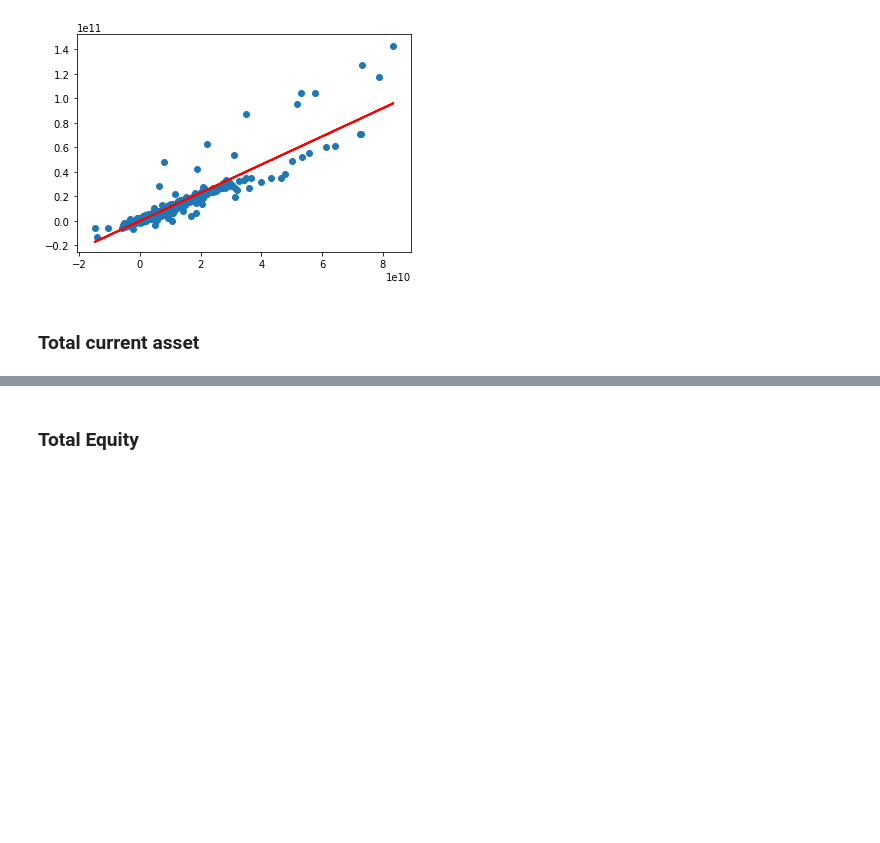
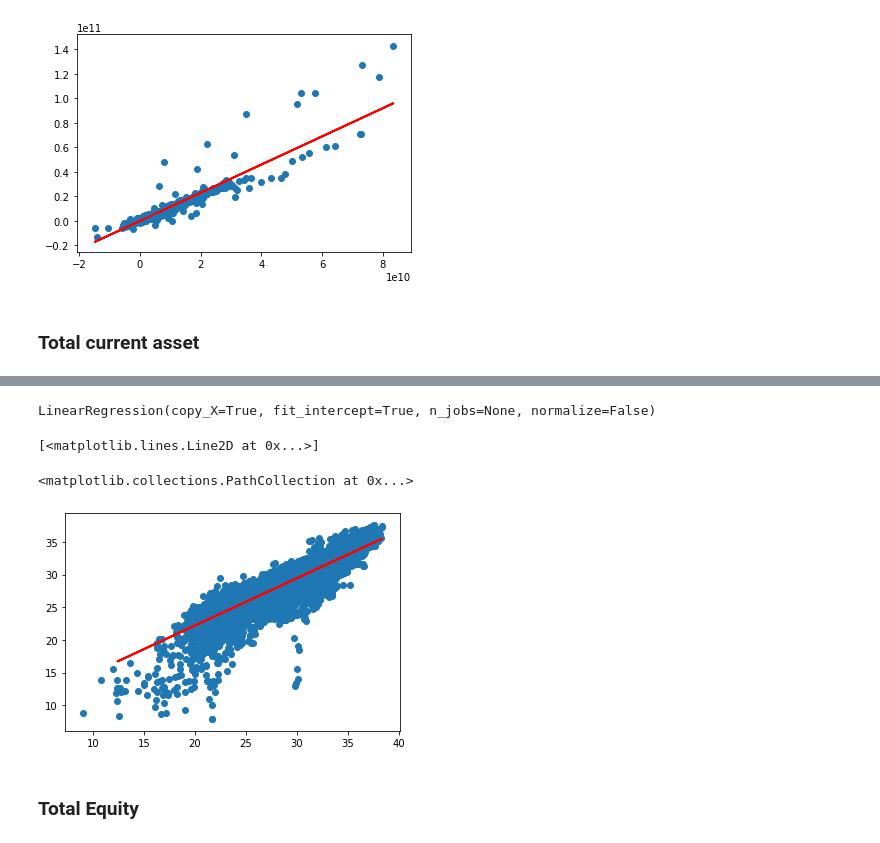
Before and after one commit to chengxinru/capstone_repository, a Jupyter notebook: code/Compute_ratios.ipynb, the cells around one changed output, grey strips where cells are left out. Cells and saved outputs as stored; diff of their text form; code cells hidden in the pictures; blank space fills up the shorter version.

```diff
--- a/code/Compute_ratios.ipynb
+++ b/code/Compute_ratios.ipynb
@@ -430,0 +568,8 @@ df.loc[df['Total Current Assets'].isnull(),'Total Current Assets']=list(predict.
+# %%
+#fit linear regression and use the fitted value to fill missing value
+regressor = LinearRegression()
+train = df[["Total Liabilities",'Total Current Assets']][df['Total Current Assets'].notnull()]
+train = train[(train > 0).all(1)]
+train = np.log2(train)
+train.shape
+train.describe()
@@ -431,3 +587,17 @@ df.loc[df['Total Current Assets'].isnull(),'Total Current Assets']=list(predict.
+# %%
+regressor.fit(train.iloc[:,0].values.reshape(-1,1), train.iloc[:,1].values.reshape(-1,1)) #training the algorithm
+predict =  regressor.predict(np.log2(df["Total Liabilities"][df["Total Liabilities"]>0]).values.reshape(-1,1))
+# %% [output]
+LinearRegression(copy_X=True, fit_intercept=True, n_jobs=None, normalize=False)
+# %%
+#check result
+plt.plot(np.log2(df["Total Liabilities"][df["Total Liabilities"]>0]).values.reshape(-1,1), predict, color='red', linewidth=2)
+plt.scatter(mydata_log["Total Liabilities"], mydata_log['Total Current Assets'])
+plt.show()
+# %% [output]
+[<matplotlib.lines.Line2D at 0x...>]
+<matplotlib.collections.PathCollection at 0x...>
+[figure, added]
 # %% [markdown]
 ### Total Equity
 # %%
```
Also changed, not shown: parts of 28 cells of this notebook, 7 other files.
